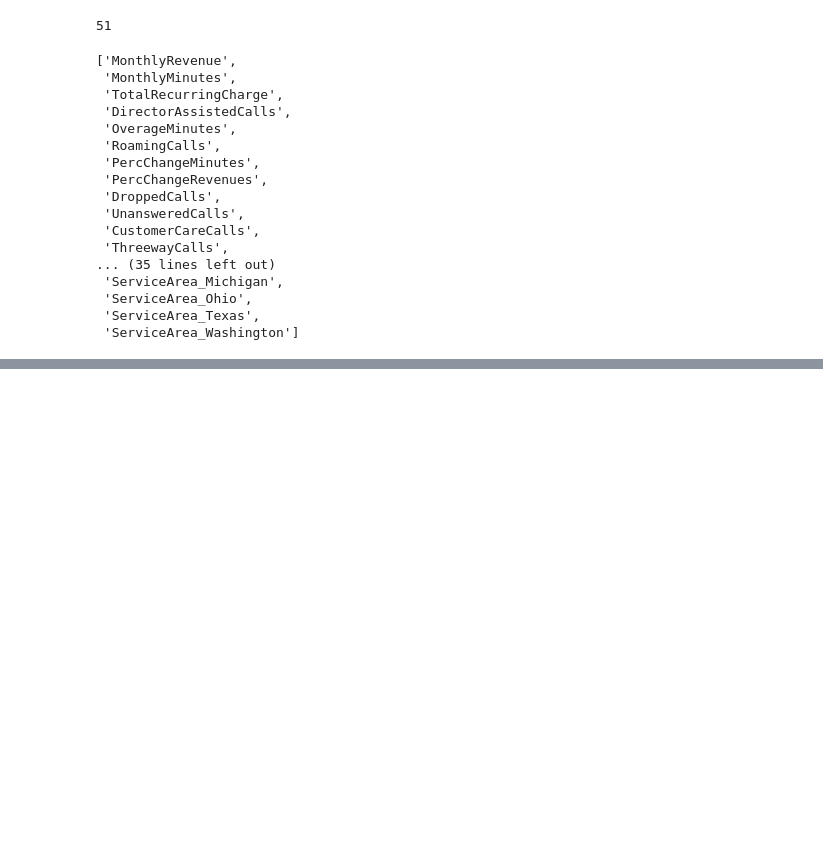
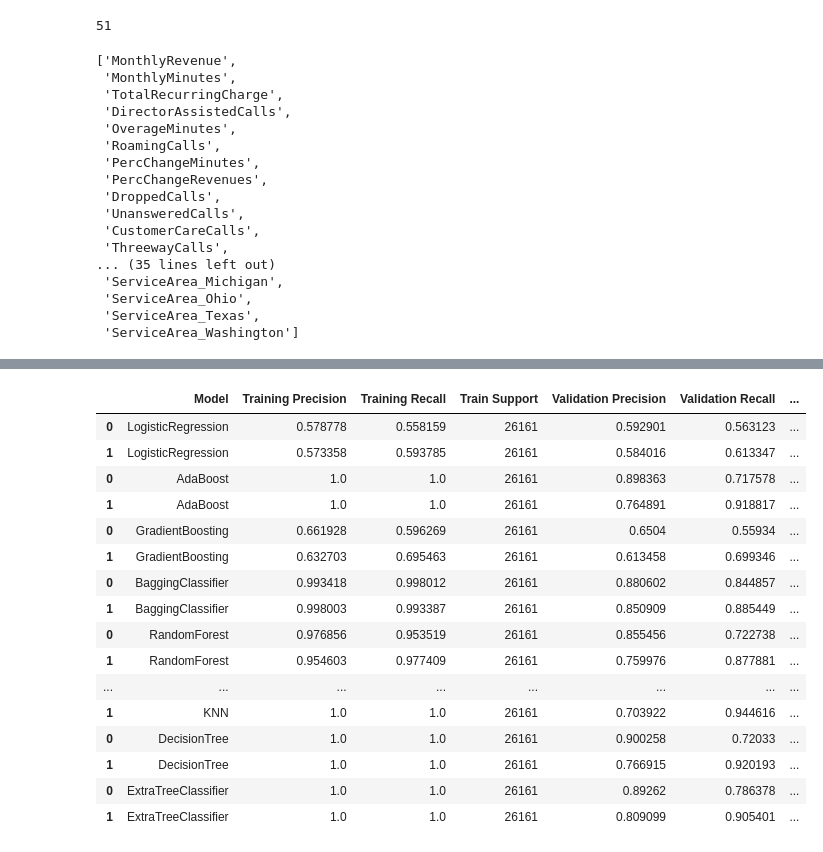
Before and after one commit to NourKamaly/TelecomCustomerChurnPrediction, a Jupyter notebook: 2. Preprocessing/Preprocessing.ipynb, the cells around one changed output, grey strips where cells are left out. Cells and saved outputs as stored; diff of their text form; code cells hidden in the pictures; blank space fills up the shorter version.

Commit message:
preprocessing experiment using state-of-the-art model [running]

```diff
--- a/2. Preprocessing/Preprocessing.ipynb
+++ b/2. Preprocessing/Preprocessing.ipynb
@@ -193,3 +196,6 @@ selected_features
  'ServiceArea_Ohio',
  'ServiceArea_Texas',
  'ServiceArea_Washington']
+# %%
+labels = imputed_df['Churn']
+features = imputed_df[selected_features]
@@ -195,0 +217,11 @@ selected_features
+# %%
+xgb_classifier = XGBClassifier(n_estimators= 100)
+xgb_classifier.fit(X_train,y_train)
+
+prediction = xgb_classifier.predict(X_test)
+print(classification_report(y_test,prediction))
+print()
+
+print("Precision:{}".format(precision_score(y_test,prediction)))
+print("Recall:{}".format(recall_score(y_test,prediction)))
+print("F1 Score:{}".format((f1_score(y_test,prediction))))
@@ -199,0 +292,26 @@ imputed_df.to_csv('Processed data.csv',index=False)
+# %%
+from collections import Counter
+train_support = Counter(y_train)
+validation_support = Counter(y_test)
+# %%
+models = {
+    "LogisticRegression" : LogisticRegression(),
+    "AdaBoost" : AdaBoostClassifier(DecisionTreeClassifier(),n_estimators=10),
+    "GradientBoosting"      : GradientBoostingClassifier(),
+    "BaggingClassifier"  : BaggingClassifier(tree.DecisionTreeClassifier(random_state=1)),
+    "RandomForest"      : RandomForestClassifier(n_estimators=3),
+    "eXtremeGradientBoosting"     : XGBClassifier(objective= 'binary:logistic'),
+    "KNN"                : KNeighborsClassifier(n_neighbors = 30, weights = 'distance'),
+    "DecisionTree"      : DecisionTreeClassifier(),
+    "ExtraTreeClassifier"       : ExtraTreesClassifier(n_estimators=3)
+}
+metrics = pd.DataFrame()
+for name, model in models.items():
+
+
+    print(f'Using model: {name}')
+    model.fit(x_train, y_train)
+    #joblib.dump(model,f'Saved Models/{name}.h5')
+    y_train_predictions = model.predict(x_train)
+    predictions = model.predict(x_test)
+    metrics = pd.concat([metrics,create_metrics_table(name,y_train,y_train_predictions,y_test, predictions, train_support,validation_support)])
@@ -199,0 +335,20 @@ imputed_df.to_csv('Processed data.csv',index=False)
+# %%
+metrics
+# %% [output]
+|  | Model | Training Precision | Training Recall | Train Support | Validation Precision | Validation Recall | ... |
+| 0 | LogisticRegression | 0.578778 | 0.558159 | 26161 | 0.592901 | 0.563123 | ... |
+| 1 | LogisticRegression | 0.573358 | 0.593785 | 26161 | 0.584016 | 0.613347 | ... |
+| 0 | AdaBoost | 1.0 | 1.0 | 26161 | 0.898363 | 0.717578 | ... |
+| 1 | AdaBoost | 1.0 | 1.0 | 26161 | 0.764891 | 0.918817 | ... |
+| 0 | GradientBoosting | 0.661928 | 0.596269 | 26161 | 0.6504 | 0.55934 | ... |
+| 1 | GradientBoosting | 0.632703 | 0.695463 | 26161 | 0.613458 | 0.699346 | ... |
+| 0 | BaggingClassifier | 0.993418 | 0.998012 | 26161 | 0.880602 | 0.844857 | ... |
+| 1 | BaggingClassifier | 0.998003 | 0.993387 | 26161 | 0.850909 | 0.885449 | ... |
+| 0 | RandomForest | 0.976856 | 0.953519 | 26161 | 0.855456 | 0.722738 | ... |
+| 1 | RandomForest | 0.954603 | 0.977409 | 26161 | 0.759976 | 0.877881 | ... |
+| ... | ... | ... | ... | ... | ... | ... | ... |
+| 1 | KNN | 1.0 | 1.0 | 26161 | 0.703922 | 0.944616 | ... |
+| 0 | DecisionTree | 1.0 | 1.0 | 26161 | 0.900258 | 0.72033 | ... |
+| 1 | DecisionTree | 1.0 | 1.0 | 26161 | 0.766915 | 0.920193 | ... |
+| 0 | ExtraTreeClassifier | 1.0 | 1.0 | 26161 | 0.89262 | 0.786378 | ... |
+| 1 | ExtraTreeClassifier | 1.0 | 1.0 | 26161 | 0.809099 | 0.905401 | ... |
```
Also changed, not shown: parts of 16 cells of this notebook.
